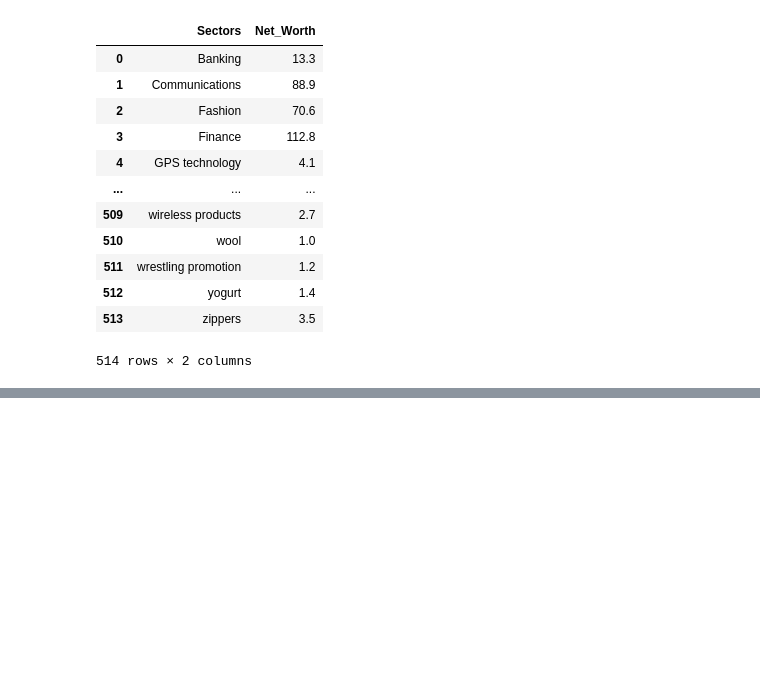
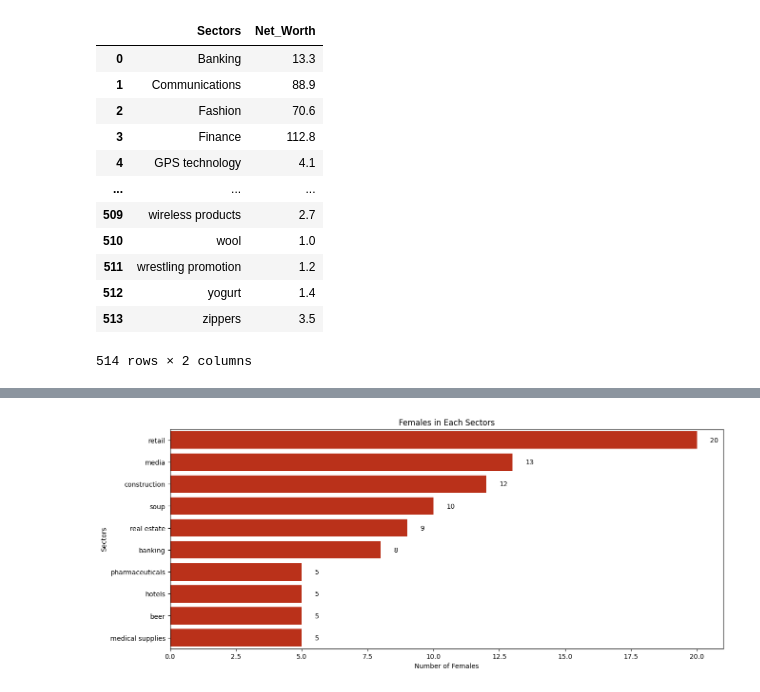
Before and after one commit to obinnaofomah/Forbes_Billionaires_Analysis, a Jupyter notebook: Billionaire Data Analysis.ipynb, the cells around one changed output, grey strips where cells are left out. Saved outputs shown, nothing was run; the diff lists cells and outputs as text; code cells hidden in the pictures; blank space fills up the shorter version.

```diff
--- a/Billionaire Data Analysis.ipynb
+++ b/Billionaire Data Analysis.ipynb
@@ -407,0 +412,6 @@ for i, v in enumerate(company_sector_sorted['Net_Worth']):
+# %%
+# Group the dataframe by 'Gender' and 'Sector', and count the number of gender in each group, and asigned it to a variable (grouped_data)
+
+grouped_data = data.groupby(['company.sector', 'demographics.gender'])['demographics.gender'].count()
+
+grouped_data
@@ -407,0 +432,6 @@ for i, v in enumerate(company_sector_sorted['Net_Worth']):
+# %%
+# Rename the features of the group dataframe to 'Sectors', 'Gender' and 'Count'
+new_data = grouped_data.rename_axis(['Sectors', 'Gender']).reset_index(name='Count')
+
+
+new_data
@@ -407,0 +452,5 @@ for i, v in enumerate(company_sector_sorted['Net_Worth']):
+# %%
+# Filter the group with 'Female' Gender only, and sort the dataframe descending or ascendging order order
+female_group = new_data[new_data['Gender'] == 'female'].sort_values('Count', ascending=False).head(10)
+
+female_group
@@ -407,0 +469,13 @@ for i, v in enumerate(company_sector_sorted['Net_Worth']):
+# %%
+# Plot the female group
+fig = plt.figure(figsize=(15, 6))
+
+cx = sns.barplot(x='Count', y='Sectors', data=female_group, color='#D41E00')
+plt.title('Females in Each Sectors')
+plt.xlabel('Number of Females')
+plt.ylabel("Sectors")
+
+for i, v in enumerate(female_group['Count']):
+    cx.text(v + 0.5, i + 0.1, str(v), color='black', fontsize=10)
+# %% [output]
+[figure, added]
```
Also changed, not shown: parts of 6 cells of this notebook.
